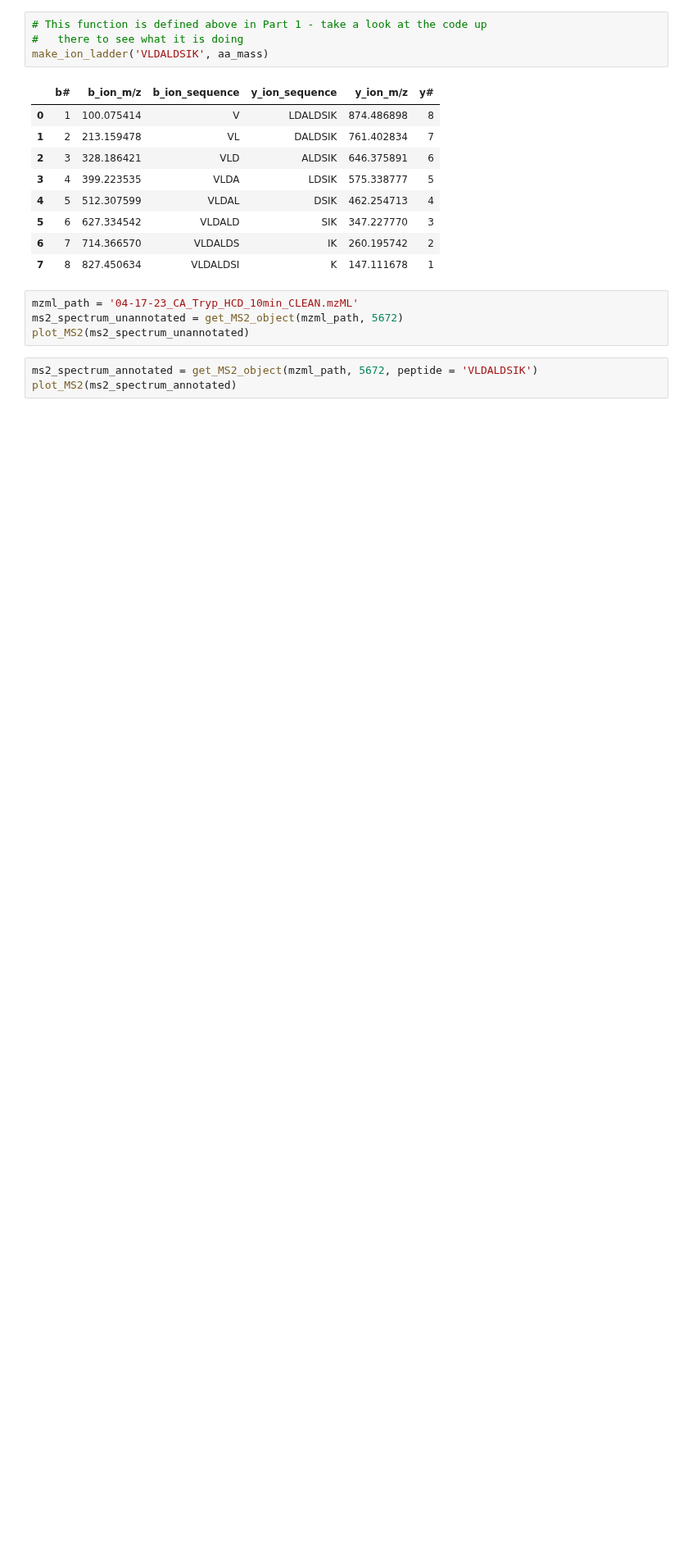
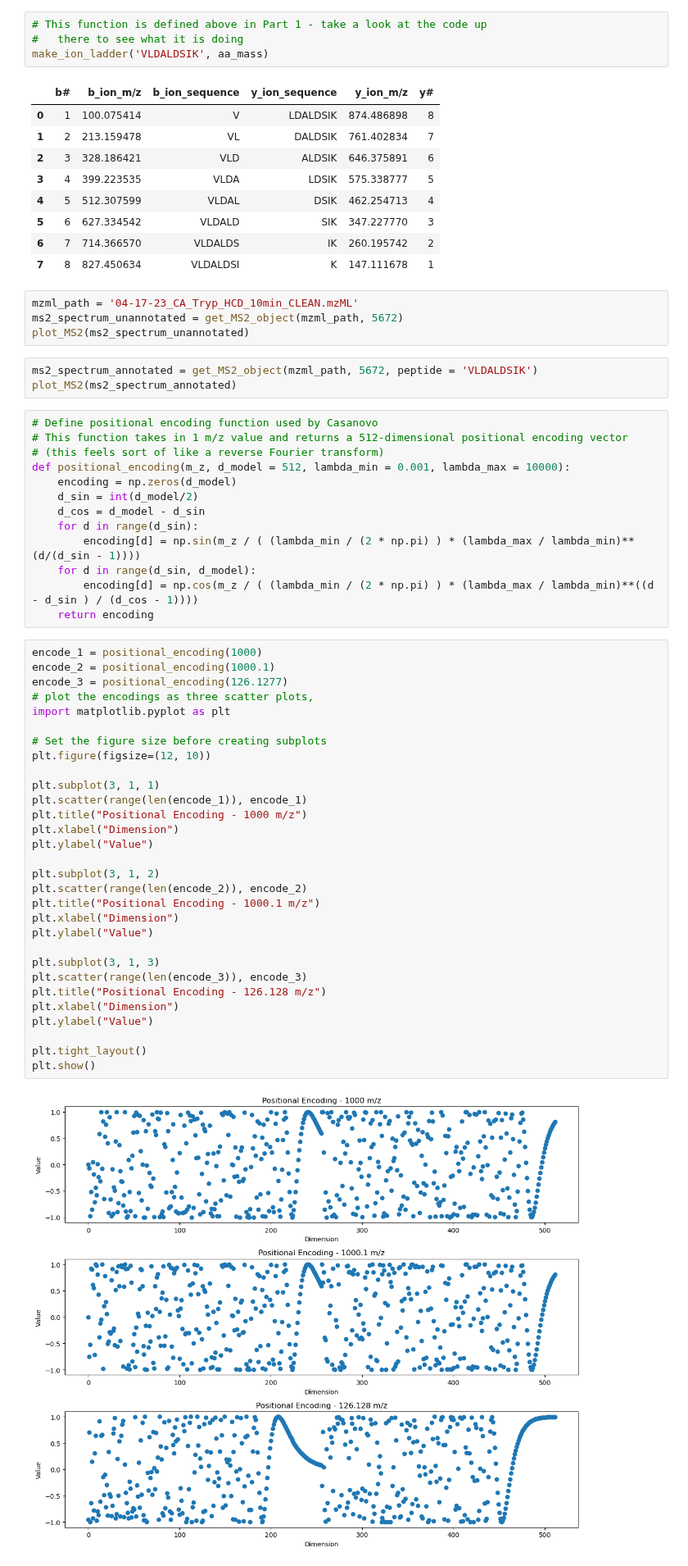
Before and after one commit to Alexander-Sol/MS_spectra_encoding, a Jupyter notebook: TutorialOutline.ipynb, the cells around one changed output. Shown at 82% size. Saved outputs shown, nothing was run; the diff lists cells and outputs as text; blank space fills up the shorter version.

Commit message:
Added outline, function for positional encoding

```diff
--- a/TutorialOutline.ipynb
+++ b/TutorialOutline.ipynb
@@ -164,3 +251,48 @@ plot_MS2(ms2_spectrum_unannotated)
 # %%
 ms2_spectrum_annotated = get_MS2_object(mzml_path, 5672, peptide = 'VLDALDSIK')
 plot_MS2(ms2_spectrum_annotated)
+# %%
+# Define positional encoding function used by Casanovo
+# This function takes in 1 m/z value and returns a 512-dimensional positional encoding vector
+# (this feels sort of like a reverse Fourier transform)
+def positional_encoding(m_z, d_model = 512, lambda_min = 0.001, lambda_max = 10000):
+    encoding = np.zeros(d_model)
+    d_sin = int(d_model/2)
+    d_cos = d_model - d_sin
+    for d in range(d_sin):
+        encoding[d] = np.sin(m_z / ( (lambda_min / (2 * np.pi) ) * (lambda_max / lambda_min)**(d/(d_sin - 1))))
+    for d in range(d_sin, d_model):
+        encoding[d] = np.cos(m_z / ( (lambda_min / (2 * np.pi) ) * (lambda_max / lambda_min)**((d - d_sin ) / (d_cos - 1))))
+    return encoding
+# %%
+encode_1 = positional_encoding(1000)
+encode_2 = positional_encoding(1000.1)
+encode_3 = positional_encoding(126.1277)
+# plot the encodings as three scatter plots,
+import matplotlib.pyplot as plt
+
+# Set the figure size before creating subplots
+plt.figure(figsize=(12, 10))
+
+plt.subplot(3, 1, 1)
+plt.scatter(range(len(encode_1)), encode_1)
+plt.title("Positional Encoding - 1000 m/z")
+plt.xlabel("Dimension")
+plt.ylabel("Value")
+
+plt.subplot(3, 1, 2)
+plt.scatter(range(len(encode_2)), encode_2)
+plt.title("Positional Encoding - 1000.1 m/z")
+plt.xlabel("Dimension")
+plt.ylabel("Value")
+
+plt.subplot(3, 1, 3)
+plt.scatter(range(len(encode_3)), encode_3)
+plt.title("Positional Encoding - 126.128 m/z")
+plt.xlabel("Dimension")
+plt.ylabel("Value")
+
+plt.tight_layout()
+plt.show()
+# %% [output]
+[figure, added]
```
Also changed, not shown: parts of 3 cells of this notebook.
